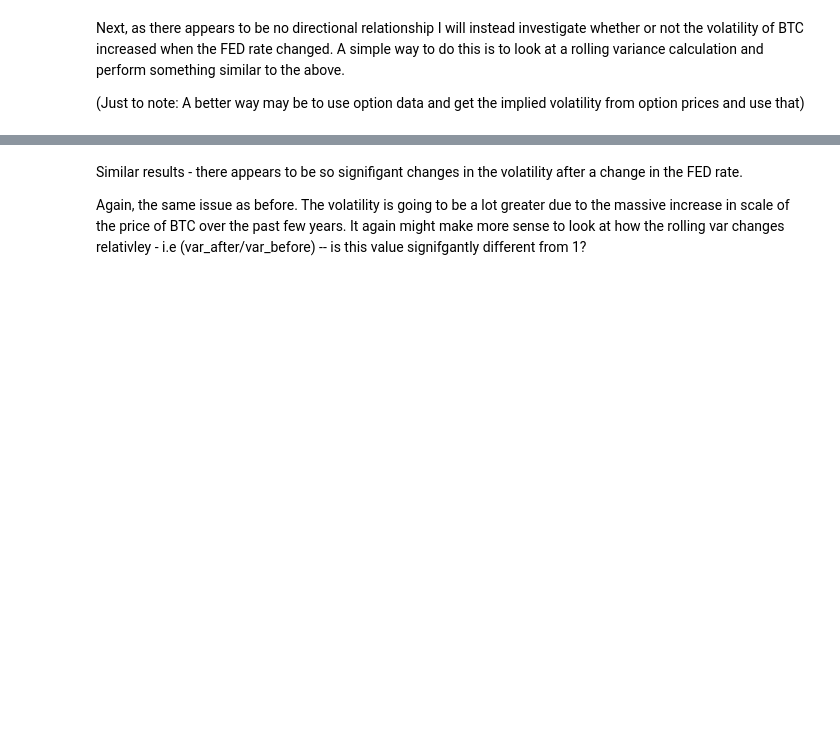
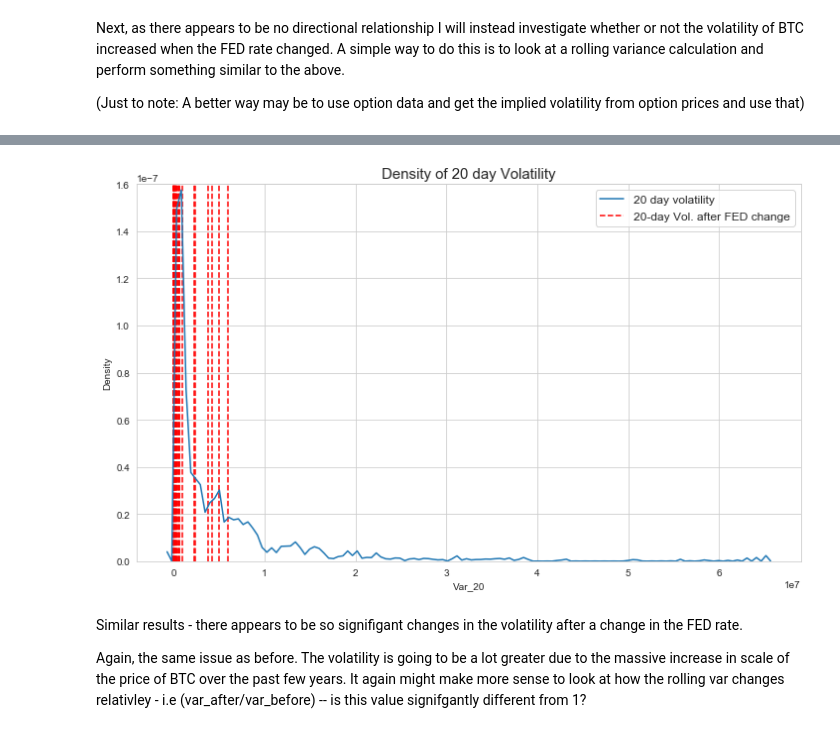
Before and after one commit to CameronStorey/DigitalTools_project, a Jupyter notebook: research_project/notebooks/Analysis.ipynb, the cells around one changed output, grey strips where cells are left out. Saved outputs shown, nothing was run; the diff lists cells and outputs as text; code cells hidden in the pictures; blank space fills up the shorter version.

```diff
--- a/research_project/notebooks/Analysis.ipynb
+++ b/research_project/notebooks/Analysis.ipynb
@@ -410,3 +357,23 @@ VAR_DATA
+# %%
+plt.figure(figsize=(12, 7))
+sns.set_style('whitegrid')
+sns.distplot(VAR20, hist=False,label='20 day volatility')
+plt.vlines(pd.to_numeric(VAR_DATA['VAR20_after']),ymin=0,ymax=1.6e-7,color='r',linewidth=1.5,linestyle='dashed',
+          label = '20-day Vol. after FED change')
+
+plt.legend(fontsize=12,loc='upper right')
+plt.ylim(0,1.6e-7)
+
+plt.grid(True)
+plt.title('Density of 20 day Volatility',fontsize=15)
+plt.xticks(fontsize=10)
+plt.yticks(fontsize=10)
+
+plt.ylabel('Density')
+
+plt.show()
+# %% [output]
+[figure, added]
 # %% [markdown]
 Similar results - there appears to be so signifigant changes in the volatility after a change in the FED rate.
 
```
Also changed, not shown: parts of 7 cells of this notebook, 2 other files.
